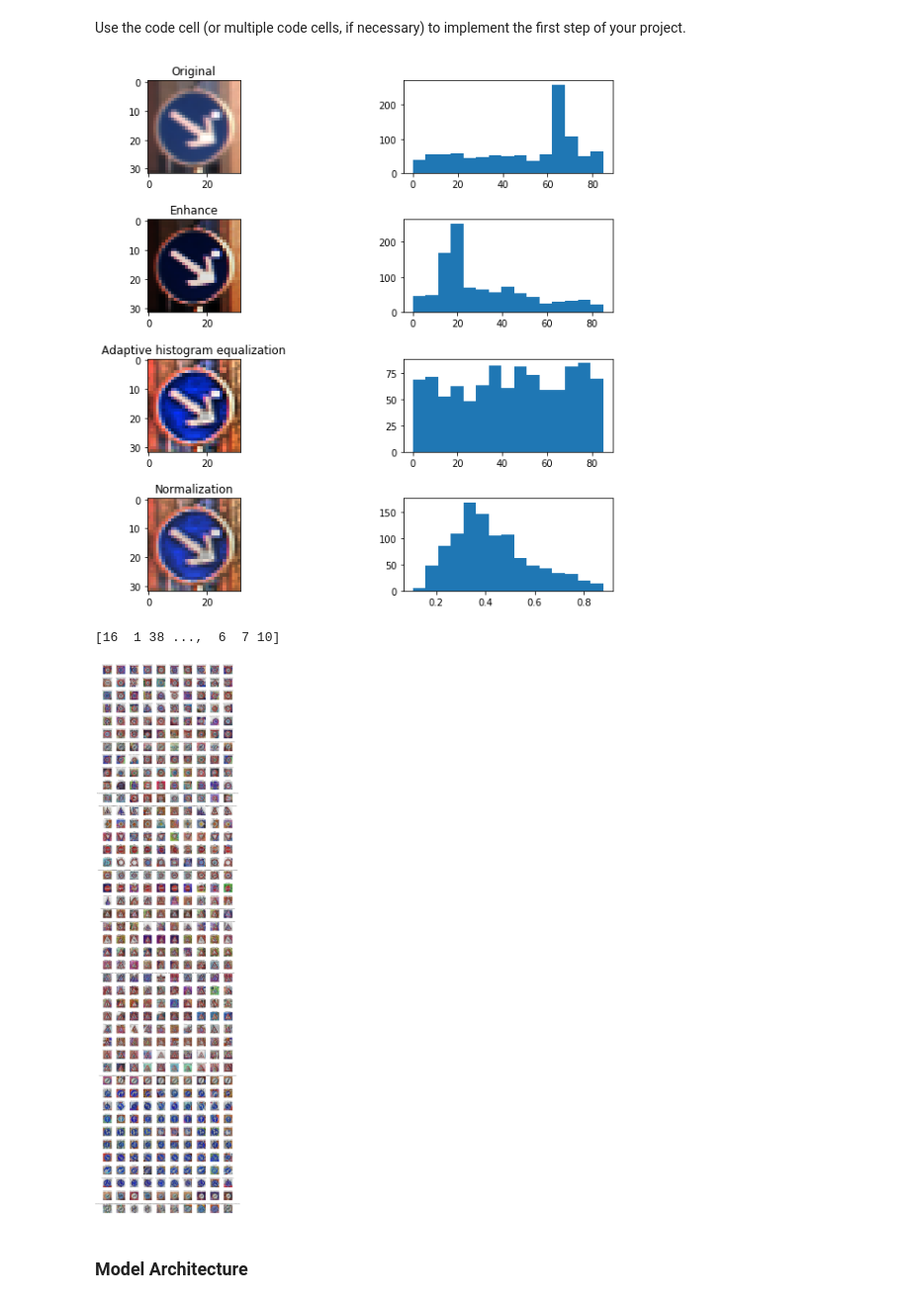
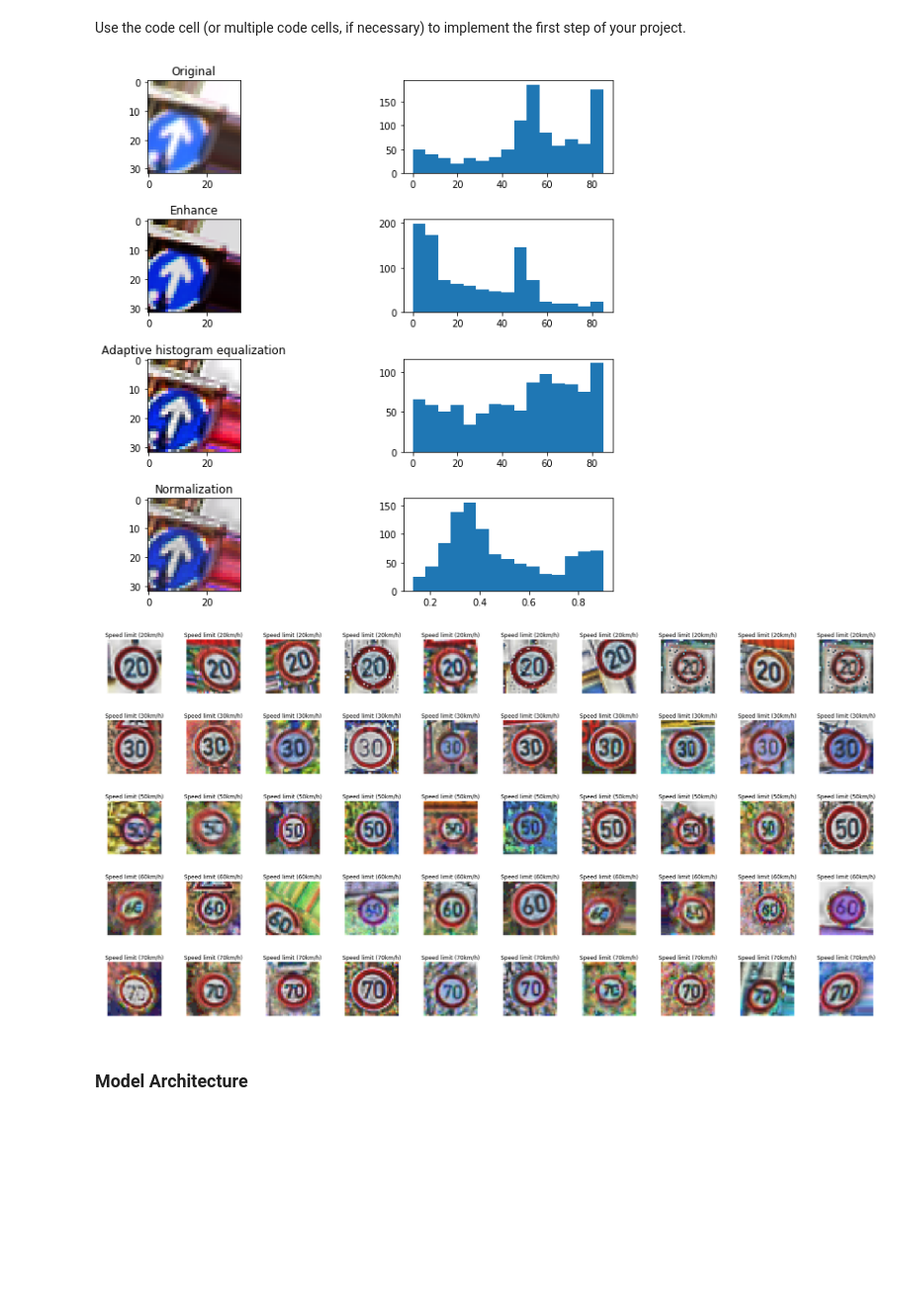
Before and after one commit to cfficaurzua/P2-SDCND, a Jupyter notebook: Traffic_Sign_Classifier.ipynb, the cells around one changed output. Shown at 99% size. Cells and saved outputs as stored; diff of their text form; code cells hidden in the pictures; blank space fills up the shorter version.

Commit message:
fixed wrong image, black images, wrong labeling, get .8 accuracy

```diff
--- a/Traffic_Sign_Classifier.ipynb
+++ b/Traffic_Sign_Classifier.ipynb
@@ -158,19 +159,18 @@ def make_param(n, mu=0, sigma=0.2):
     return [np.random.normal(mu,sigma) for i in range(n)]
 
 def transform_augmentation(image, n , args):
-    output = np.empty((n,) +image.shape)
+    output = np.empty((n,) + image.shape, dtype = image.dtype)
     shears = make_param(n)
     rotators = make_param(n,0,.2)
     for i in range(n):
         affine_tf = trans.AffineTransform(shear = shears[i],rotation= rotators[i])
         modified = trans.warp(image,affine_tf, mode = args['mode'])
-        output[i] = modified
+        output[i] = img_as_ubyte(modified)
     return output
 
 
 def destroy_augmentation(image, n, args):
-    input_type = image.dtype
-    output = np.empty((n,) +image.shape, dtype= input_type)
+    output = np.empty((n,) +image.shape, dtype= image.dtype)
     for i in range(n):
         output_image = image.copy()
         x = np.random.randint(0,image.shape[0], args['destroy_intensity'])
@@ -189,14 +189,17 @@ def get_required_augdata(classes_count):
 
 def augment_data(sample_set, labels_set, required_augdata, functions,args):
     sample_set = sample_set[labels_set.argsort()]
+    classes, counts = np.unique(labels_set, return_counts=True)
     indexes = np.append([0],np.cumsum(counts))
     samples = sample_set.copy()
-    labels =  labels_set.copy()
+    labels =  np.sort(labels_set.copy())
     for i in tqdm(range(len(required_augdata.keys()))):
         if required_augdata[i] > 0:
-            new_data = np.empty((0,)+sample_set.shape[1:])
+            new_data = np.empty((0,)+sample_set.shape[1:], dtype = sample_set.dtype)
             while new_data.shape[0]<required_augdata[i]:
-                new_data  = np.append(new_data,random.choice(functions)(random.choice(sample_set[indexes[i]:indexes[i+1]]),10,args),axis=0)
+                new_data  = np.append(new_data,
+                                      random.choice(functions)(random.choice(sample_set[indexes[i]:indexes[i+1]]),
+                                     10,args),axis=0)
             samples = np.append(samples,new_data,axis=0)
             labels = np.append(labels, [i]*new_data.shape[0])
             del new_data
@@ -244,3 +248,8 @@ plt.bar(classes,counts)
 plt.show()
 # %% [output]
 [figure]
+# %%
+X_train = new_data['x']
+y_train = new_data['y']
+n_train = X_train.shape[0]
+print("New Number of training examples =\t", n_train)
@@ -337,5 +348,5 @@ plot_luminance_histogram(norm,axes[3][1])
 
 plt.show()
 # %% [output]
-[figure, old version]
+[figure, new version]
 # %%
@@ -357,14 +366,10 @@ for i in tqdm(range(n_test)):
     X_test_2[i] = preProcess(X_test[i])
 for i in tqdm(range(n_valid)):
     X_valid_2[i] = preProcess(X_valid[i])
-# %%
-print(y_test)
-# %% [output]
-[16  1 38 ...,  6  7 10]
 # %%
-plotGrid(X_test_2,y_test,signnames,10,43)
+plotGrid(X_train_2,y_train,signnames,10,5)
 # %% [output]
-[figure, old version]
+[figure, new version]
 # %% [markdown]
 ### Model Architecture
 # %%
```
Also changed, not shown: parts of 10 cells of this notebook.
